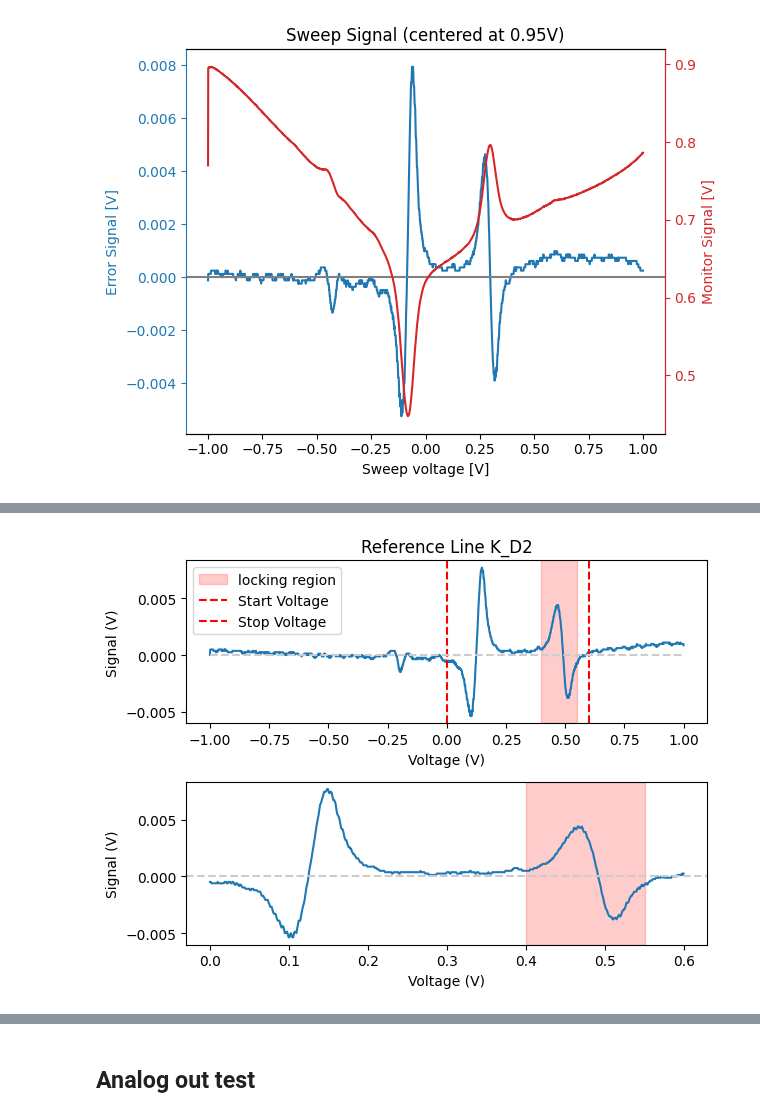
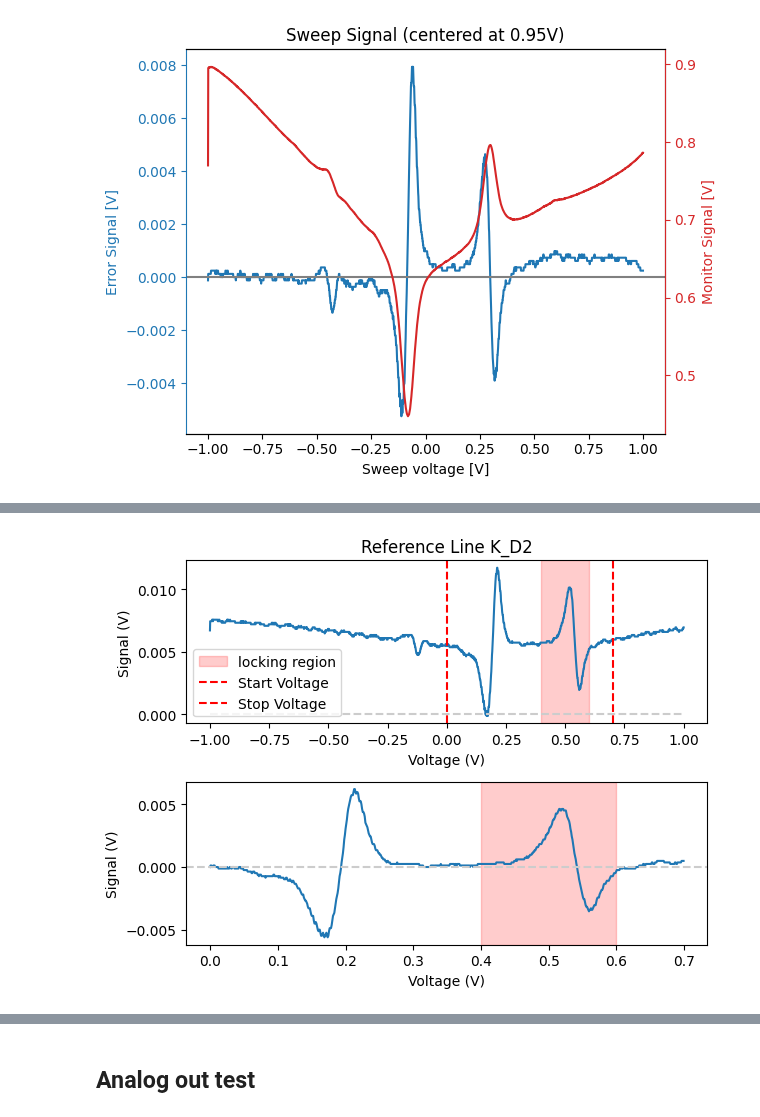
Before and after one commit to jack00look/RP_Spectroscopy, a Jupyter notebook: Laser_Lock_Controller.ipynb, the cells around one changed output, grey strips where cells are left out. Cells and saved outputs as stored; diff of their text form; code cells hidden in the pictures.

```diff
--- a/Laser_Lock_Controller.ipynb
+++ b/Laser_Lock_Controller.ipynb
@@ -133,3 +119,3 @@ Scanning at voltage 1.000V (10/10) [##########] (21.37s) Done!
 # %%
-RP_Locking_Controller.save_reference_line(key = 'K_D2', V_scan = 0.933, start_voltage=0, stop_voltage=0.6, V_lock_start = 0.4, V_lock_end = 0.55, offset=0)
+RP_Locking_Controller.save_reference_line(key = 'K_D2', V_scan = 0.933, start_voltage=0, stop_voltage=0.70, V_lock_start = 0.4, V_lock_end = 0.6, offset=-0.0055)
 # %% [output]
@@ -139 +125 @@ RP_Locking_Controller.save_reference_line(key = 'K_D2', V_scan = 0.933, start_vo
-[figure, old version]
+[figure, new version]
```
Also changed, not shown: parts of 11 cells of this notebook, 8 other files.
